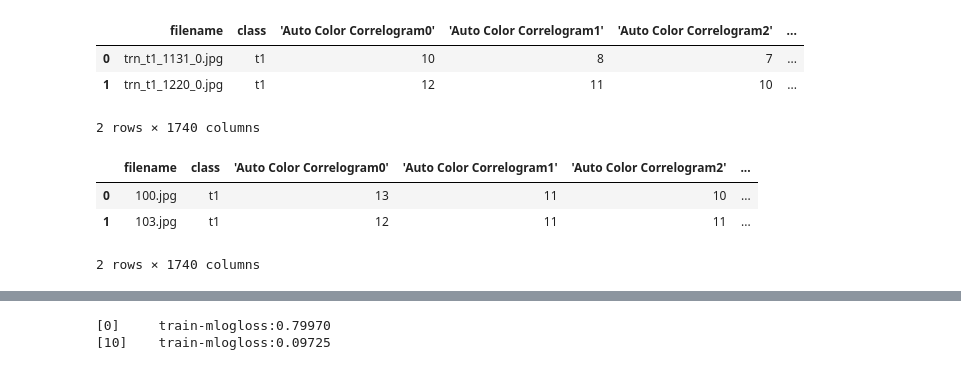
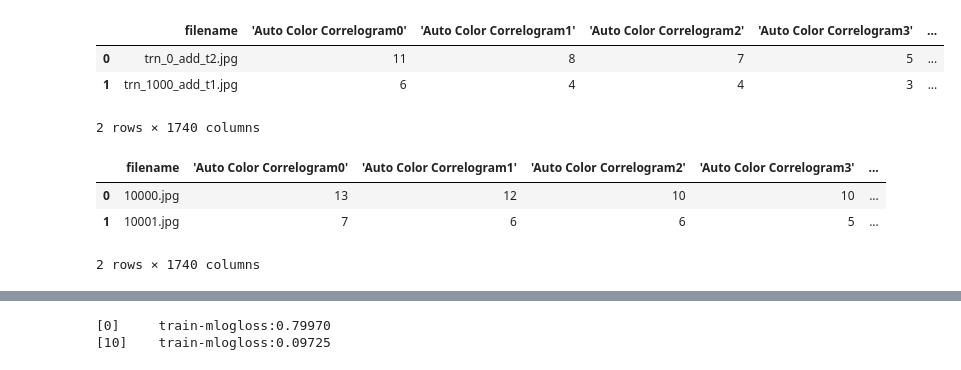
Before and after one commit to cibic89/kaggle_ccs, a Jupyter notebook: notebooks/ml.ipynb, the cells around one changed output, grey strips where cells are left out. Cells and saved outputs as stored; diff of their text form; code cells hidden in the pictures.

```diff
--- a/notebooks/ml.ipynb
+++ b/notebooks/ml.ipynb
@@ -105,19 +140,0 @@ cv_folds = 5
-# %%
-train_data = train_data.drop(columns=drop_cols, errors="ignore")
-vld_fnames = train_data["filename"][train_data["filename"].str.startswith("vld_")]
-test_data = df2[df2["filename"].isin(vld_fnames)].reset_index(drop=True).append(
-    df2[df2["class"].isna()], ignore_index=True).drop(columns=drop_cols, errors="ignore")
-test_data["filename"] = test_data["filename"].str.replace("^(tst_|vld_t\d_)", "")
-test_data["filename"] = test_data["filename"][test_data["filename"].str.contains("(?<!flip)_0.jpg")].str.replace("_0.jpg", ".jpg")
-test_data = test_data[test_data["filename"].notna()].reset_index(drop=True)
-
-display(train_data.head(2), test_data.head(2))
-# %% [output]
-|  | filename | class | 'Auto Color Correlogram0' | 'Auto Color Correlogram1' | 'Auto Color Correlogram2' | ... |
-| 0 | trn_t1_1131_0.jpg | t1 | 10 | 8 | 7 | ... |
-| 1 | trn_t1_1220_0.jpg | t1 | 12 | 11 | 10 | ... |
-2 rows × 1740 columns
-|  | filename | class | 'Auto Color Correlogram0' | 'Auto Color Correlogram1' | 'Auto Color Correlogram2' | ... |
-| 0 | 100.jpg | t1 | 13 | 11 | 10 | ... |
-| 1 | 103.jpg | t1 | 12 | 11 | 11 | ... |
-2 rows × 1740 columns
@@ -131,0 +141,13 @@ y_train = pd.Series(class_le.transform(y_train), index=y_train.index, dtype=np.u
+# %%
+# Data prep for test set
+dfs["complete_test"]["filename"] = dfs["complete_test"]["filename"].str.replace("^(tst_|vld_)|t\d|_add|_nadd", "").str.replace("_(?=.jpg)", "")
+display(dfs["complete_train"].head(2), dfs["complete_test"].head(2))
+# %% [output]
+|  | filename | 'Auto Color Correlogram0' | 'Auto Color Correlogram1' | 'Auto Color Correlogram2' | 'Auto Color Correlogram3' | ... |
+| 0 | trn_0_add_t2.jpg | 11 | 8 | 7 | 5 | ... |
+| 1 | trn_1000_add_t1.jpg | 6 | 4 | 4 | 3 | ... |
+2 rows × 1740 columns
+|  | filename | 'Auto Color Correlogram0' | 'Auto Color Correlogram1' | 'Auto Color Correlogram2' | 'Auto Color Correlogram3' | ... |
+| 0 | 10000.jpg | 13 | 12 | 10 | 10 | ... |
+| 1 | 10001.jpg | 7 | 6 | 6 | 5 | ... |
+2 rows × 1740 columns
```
Also changed, not shown: parts of 23 cells of this notebook.
